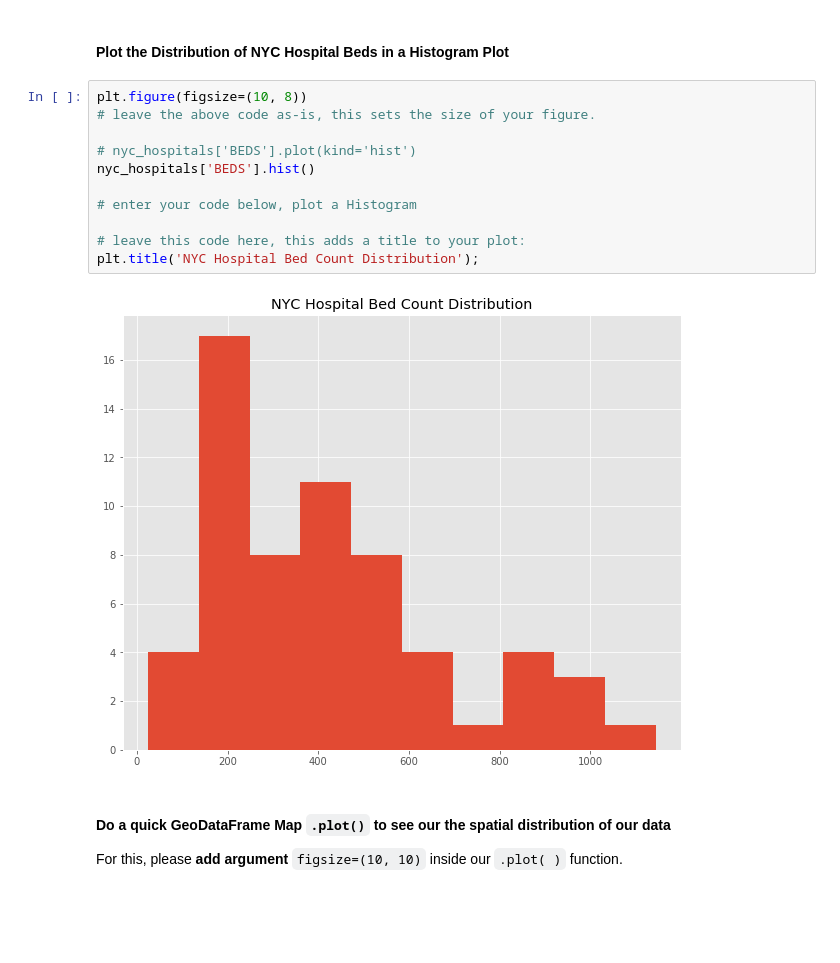
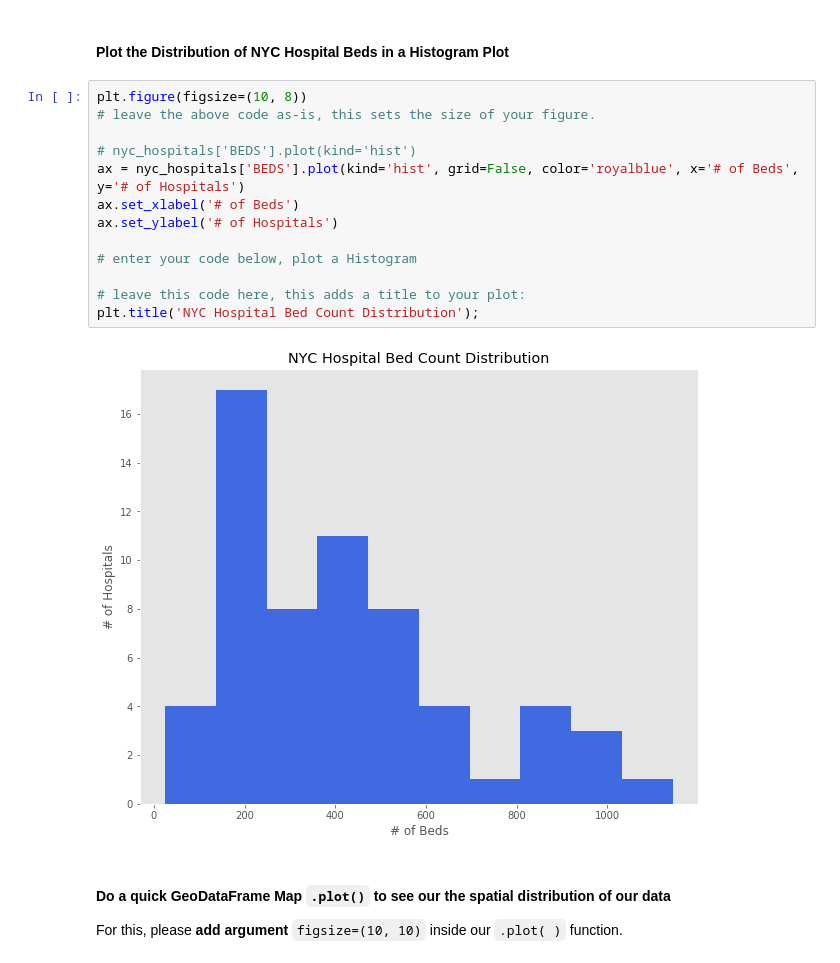
Before and after one commit to katkim0307/pratt-savi-810-2020-03-assignment_02, a Jupyter notebook: assignment_02.ipynb, the cells around one changed output. Cells and saved outputs as stored; diff of their text form; blank space fills up the shorter version.

```diff
--- a/assignment_02.ipynb
+++ b/assignment_02.ipynb
@@ -145,16 +145,18 @@ See the caveats in the documentation: https://pandas.pydata.org/pandas-docs/stab
 # %%
 plt.figure(figsize=(10, 8))
 # leave the above code as-is, this sets the size of your figure.
 
 # nyc_hospitals['BEDS'].plot(kind='hist')
-nyc_hospitals['BEDS'].hist()
+ax = nyc_hospitals['BEDS'].plot(kind='hist', grid=False, color='royalblue', x='# of Beds', y='# of Hospitals')
+ax.set_xlabel('# of Beds')
+ax.set_ylabel('# of Hospitals')
 
 # enter your code below, plot a Histogram
 
 # leave this code here, this adds a title to your plot:
 plt.title('NYC Hospital Bed Count Distribution');
 # %% [output]
-[figure, old version]
+[figure, new version]
 # %% [markdown]
 #### Do a quick GeoDataFrame Map  `.plot()` to see our the spatial distribution of our data
 
```
Also changed, not shown: parts of 16 cells of this notebook, 1 other file.
